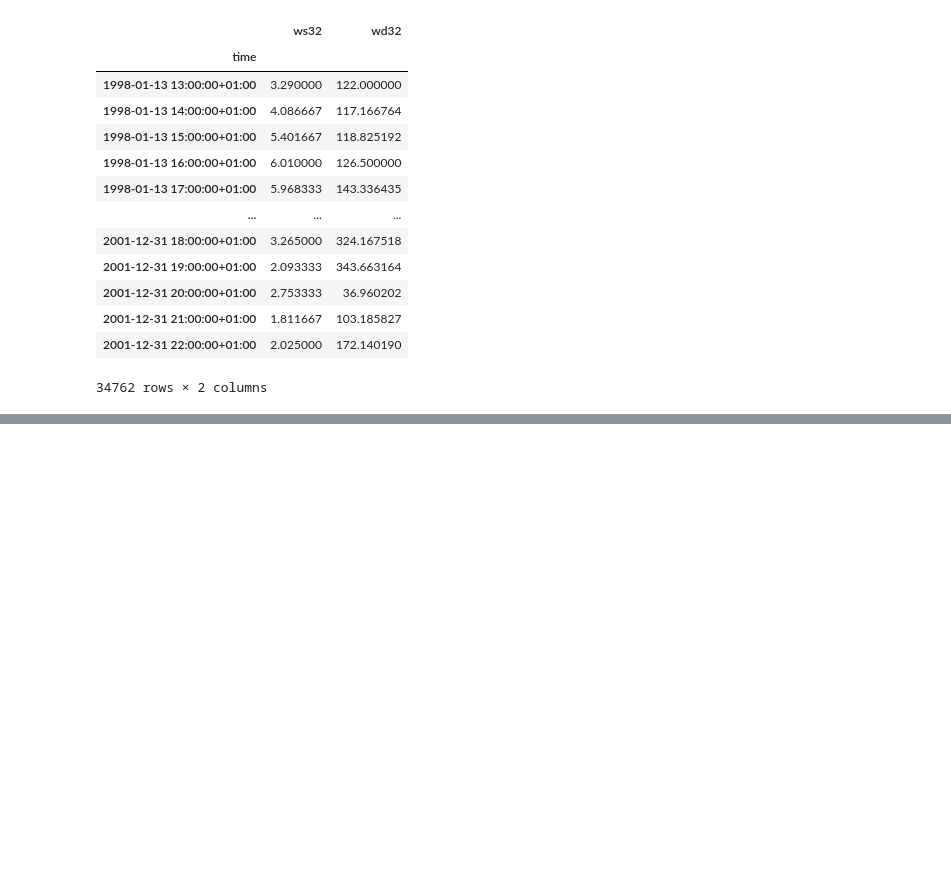
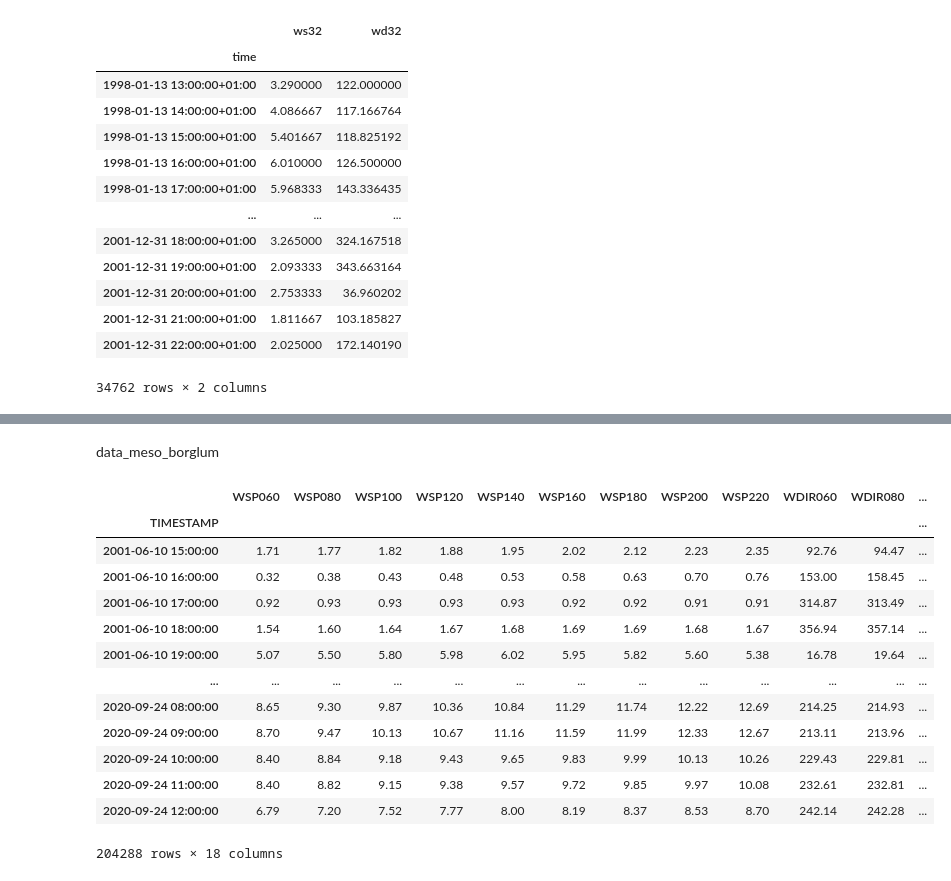
Before and after one commit to michaelbui99/mal-assignment-3, a Jupyter notebook: Assignment-3.ipynb, the cells around one changed output, grey strips where cells are left out. Drawn from its saved outputs; the diff is of its cells as text; code cells hidden in the pictures; blank space fills up the shorter version.

Commit message:
Trying with timestamp

```diff
--- a/Assignment-3.ipynb
+++ b/Assignment-3.ipynb
@@ -661,4 +748,25 @@ data_mast_borglum_resampled
+# %% [markdown]
+data_meso_borglum
 # %%
-# Converting timestamp strings to datetime
 data_meso_risoe['TIMESTAMP'] = pd.to_datetime(data_meso_risoe['TIMESTAMP'])
 data_meso_borglum['TIMESTAMP'] = pd.to_datetime(data_meso_borglum['TIMESTAMP'])
+
+data_meso_risoe = data_meso_risoe.set_index('TIMESTAMP', inplace=False)
+data_meso_borglum = data_meso_borglum.set_index('TIMESTAMP', inplace=False)
+
+data_meso_risoe
+# %% [output]
+|  | WSP060 | WSP080 | WSP100 | WSP120 | WSP140 | WSP160 | WSP180 | WSP200 | WSP220 | WDIR060 | WDIR080 | ... |
+| TIMESTAMP |  |  |  |  |  |  |  |  |  |  |  | ... |
+| 2001-06-10 15:00:00 | 1.71 | 1.77 | 1.82 | 1.88 | 1.95 | 2.02 | 2.12 | 2.23 | 2.35 | 92.76 | 94.47 | ... |
+| 2001-06-10 16:00:00 | 0.32 | 0.38 | 0.43 | 0.48 | 0.53 | 0.58 | 0.63 | 0.70 | 0.76 | 153.00 | 158.45 | ... |
+| 2001-06-10 17:00:00 | 0.92 | 0.93 | 0.93 | 0.93 | 0.93 | 0.92 | 0.92 | 0.91 | 0.91 | 314.87 | 313.49 | ... |
+| 2001-06-10 18:00:00 | 1.54 | 1.60 | 1.64 | 1.67 | 1.68 | 1.69 | 1.69 | 1.68 | 1.67 | 356.94 | 357.14 | ... |
+| 2001-06-10 19:00:00 | 5.07 | 5.50 | 5.80 | 5.98 | 6.02 | 5.95 | 5.82 | 5.60 | 5.38 | 16.78 | 19.64 | ... |
+| ... | ... | ... | ... | ... | ... | ... | ... | ... | ... | ... | ... | ... |
+| 2020-09-24 08:00:00 | 8.65 | 9.30 | 9.87 | 10.36 | 10.84 | 11.29 | 11.74 | 12.22 | 12.69 | 214.25 | 214.93 | ... |
+| 2020-09-24 09:00:00 | 8.70 | 9.47 | 10.13 | 10.67 | 11.16 | 11.59 | 11.99 | 12.33 | 12.67 | 213.11 | 213.96 | ... |
+| 2020-09-24 10:00:00 | 8.40 | 8.84 | 9.18 | 9.43 | 9.65 | 9.83 | 9.99 | 10.13 | 10.26 | 229.43 | 229.81 | ... |
+| 2020-09-24 11:00:00 | 8.40 | 8.82 | 9.15 | 9.38 | 9.57 | 9.72 | 9.85 | 9.97 | 10.08 | 232.61 | 232.81 | ... |
+| 2020-09-24 12:00:00 | 6.79 | 7.20 | 7.52 | 7.77 | 8.00 | 8.19 | 8.37 | 8.53 | 8.70 | 242.14 | 242.28 | ... |
+204288 rows × 18 columns
```
Also changed, not shown: parts of 18 cells of this notebook.
